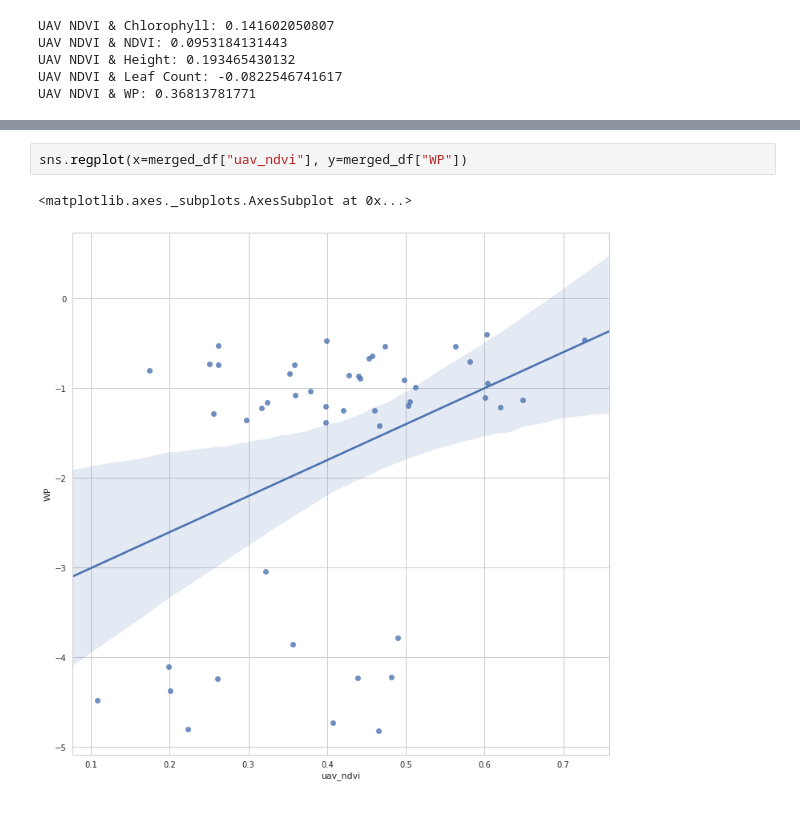
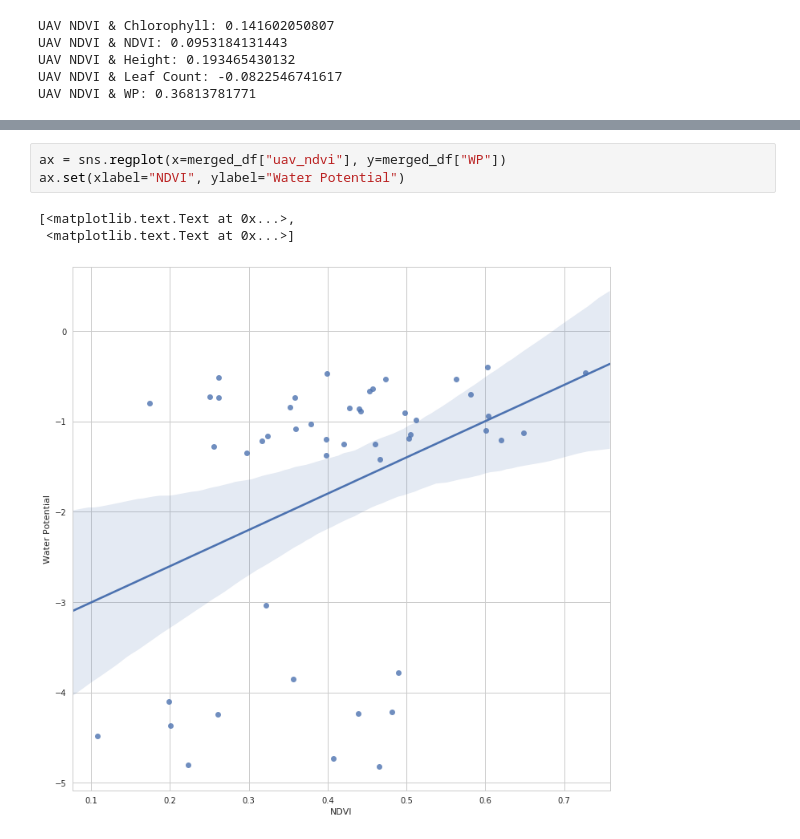
Before and after one commit to cheripai/thesis, a Jupyter notebook: notebooks/Lettuce_NDVI_Analysis.ipynb, the cells around one changed output, grey strips where cells are left out. Drawn from its saved outputs; the diff is of its cells as text.

```diff
--- a/notebooks/Lettuce_NDVI_Analysis.ipynb
+++ b/notebooks/Lettuce_NDVI_Analysis.ipynb
@@ -140,5 +165,7 @@ UAV NDVI & WP: 0.36813781771
 # %%
-sns.regplot(x=merged_df["uav_ndvi"], y=merged_df["WP"])
+ax = sns.regplot(x=merged_df["uav_ndvi"], y=merged_df["WP"])
+ax.set(xlabel="NDVI", ylabel="Water Potential")
 # %% [output]
-<matplotlib.axes._subplots.AxesSubplot at 0x...>
+[<matplotlib.text.Text at 0x...>,
+ <matplotlib.text.Text at 0x...>]
-[figure, old version]
+[figure, new version]
```
Also changed, not shown: parts of 9 cells of this notebook, 7 other files.
